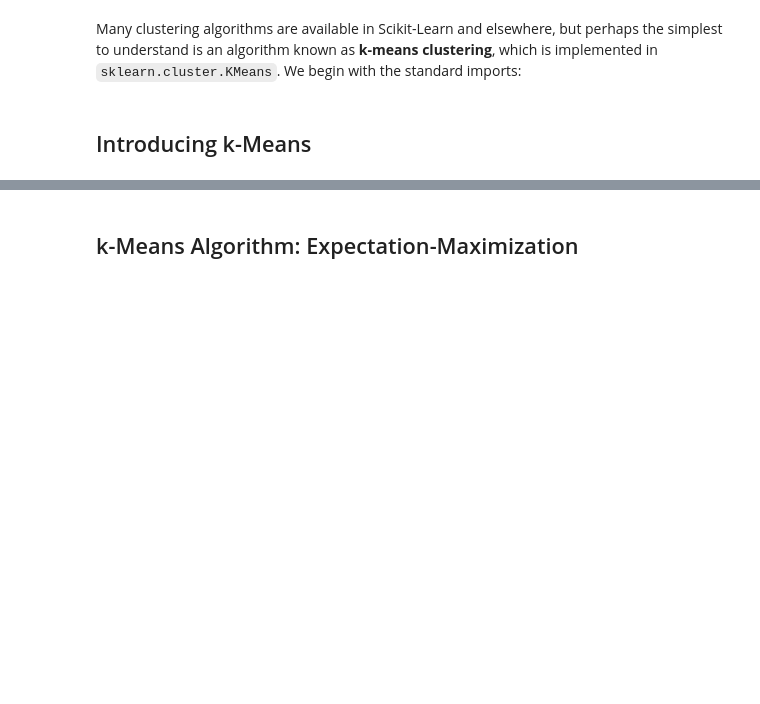
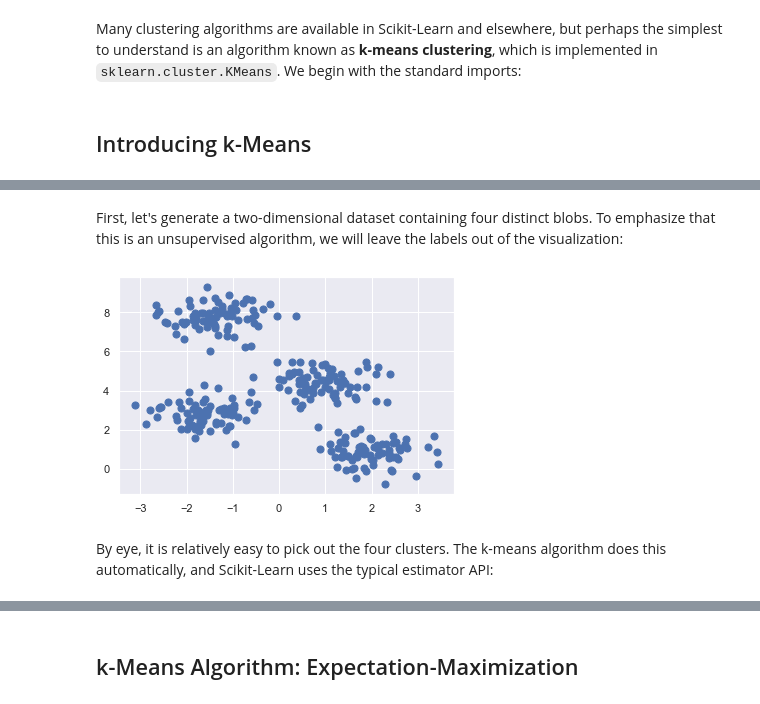
Before and after one commit to UlrikeBoehm/PythonDataScience, a Jupyter notebook: 05_MachineLearning/11_InDepth_k-Means_Clustering.ipynb, the cells around one changed output, grey strips where cells are left out. Drawn from its saved outputs; the diff is of its cells as text; code cells hidden in the pictures; blank space fills up the shorter version.

Commit message:
Added Intro k-means Section

```diff
--- a/05_MachineLearning/11_InDepth_k-Means_Clustering.ipynb
+++ b/05_MachineLearning/11_InDepth_k-Means_Clustering.ipynb
@@ -15,0 +23,11 @@ import numpy as np
+# %% [markdown]
+First, let's generate a two-dimensional dataset containing four distinct blobs. To emphasize that this is an unsupervised algorithm, we will leave the labels out of the visualization:
+# %%
+from sklearn.datasets.samples_generator import make_blobs
+X, y_true = make_blobs(n_samples=300, centers=4,
+                       cluster_std=0.60, random_state=0)
+plt.scatter(X[:, 0], X[:, 1], s=50);
+# %% [output]
+[figure, added]
+# %% [markdown]
+By eye, it is relatively easy to pick out the four clusters. The k-means algorithm does this automatically, and Scikit-Learn uses the typical estimator API:
```
Also changed, not shown: parts of 5 cells of this notebook.
